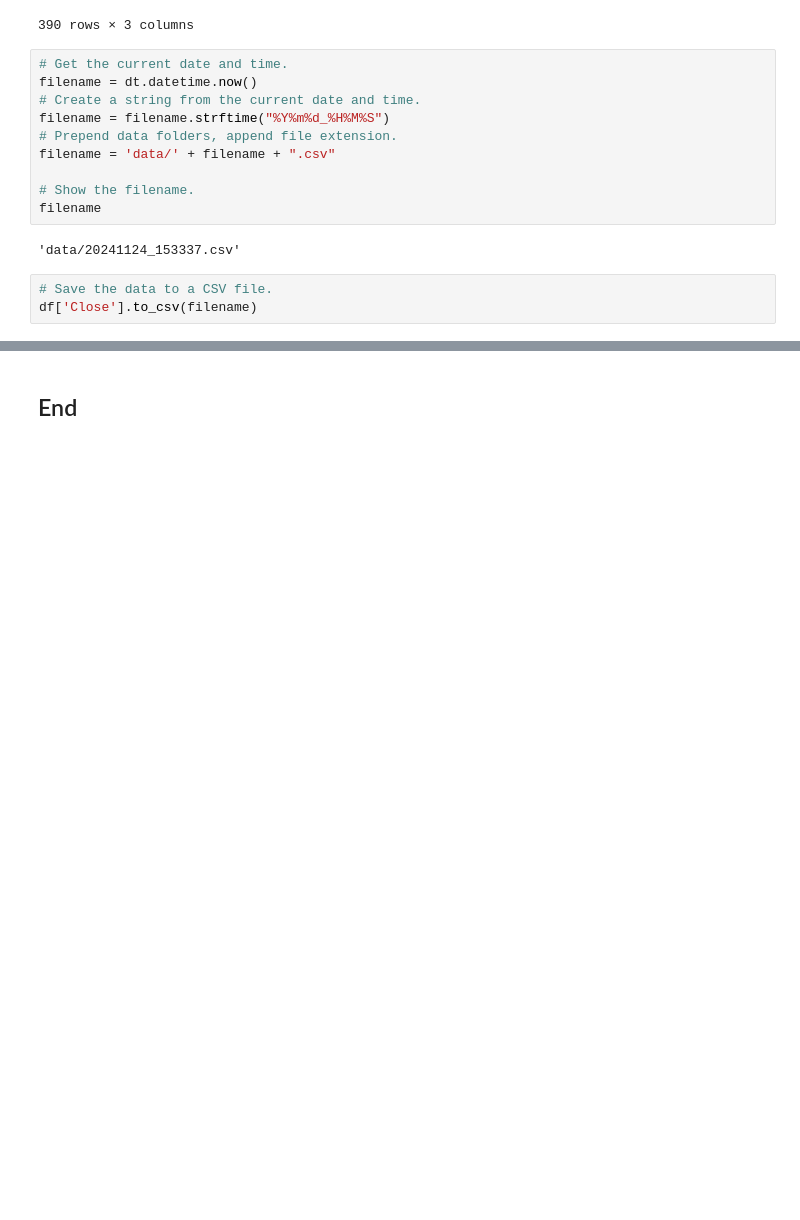
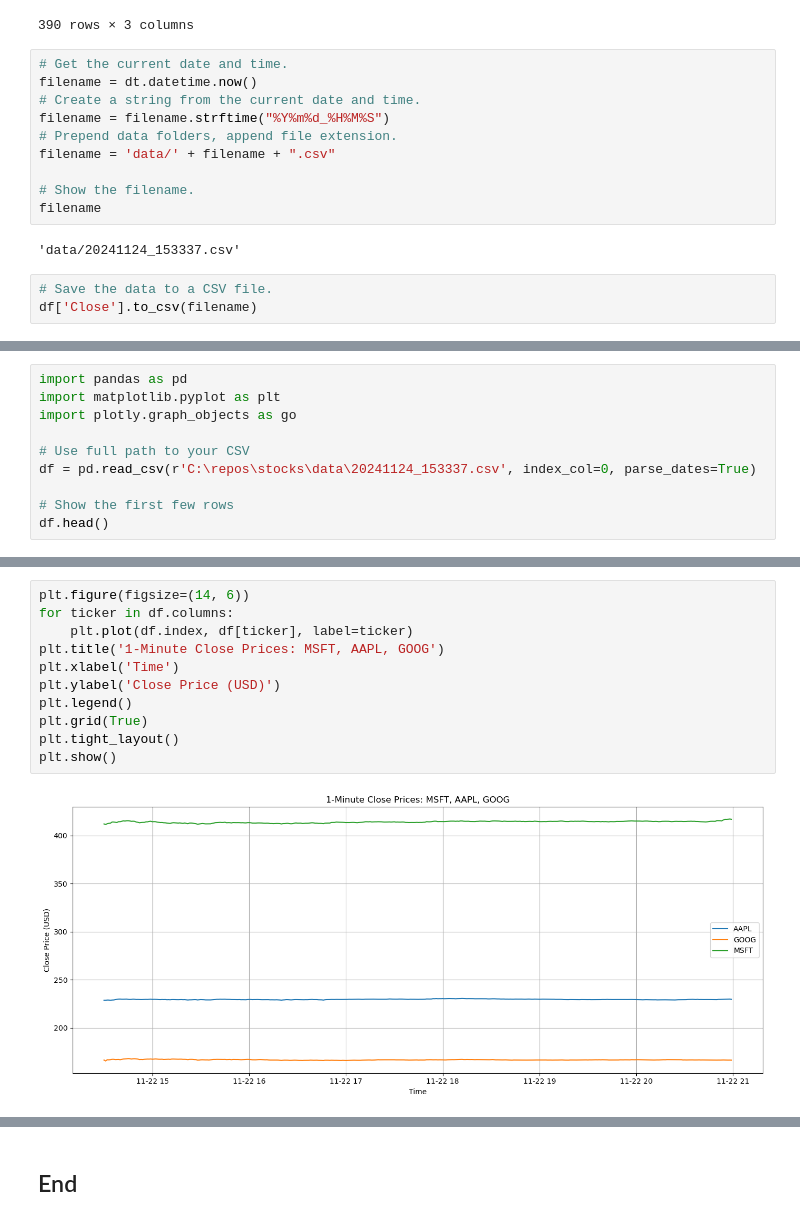
Before and after one commit to hugcamrom/stocks, a Jupyter notebook: stocks.ipynb, the cells around one changed output, grey strips where cells are left out. Drawn from its saved outputs; the diff is of its cells as text; blank space fills up the shorter version.

Commit message:
plots

```diff
--- a/stocks.ipynb
+++ b/stocks.ipynb
@@ -46,0 +56,10 @@ df['Close'].to_csv(filename)
+# %%
+import pandas as pd
+import matplotlib.pyplot as plt
+import plotly.graph_objects as go
+
+# Use full path to your CSV
+df = pd.read_csv(r'C:\repos\stocks\data\20241124_153337.csv', index_col=0, parse_dates=True)
+
+# Show the first few rows
+df.head()
@@ -46,0 +83,13 @@ df['Close'].to_csv(filename)
+# %%
+plt.figure(figsize=(14, 6))
+for ticker in df.columns:
+    plt.plot(df.index, df[ticker], label=ticker)
+plt.title('1-Minute Close Prices: MSFT, AAPL, GOOG')
+plt.xlabel('Time')
+plt.ylabel('Close Price (USD)')
+plt.legend()
+plt.grid(True)
+plt.tight_layout()
+plt.show()
+# %% [output]
+[figure, added]
```
Also changed, not shown: parts of 6 cells of this notebook.
